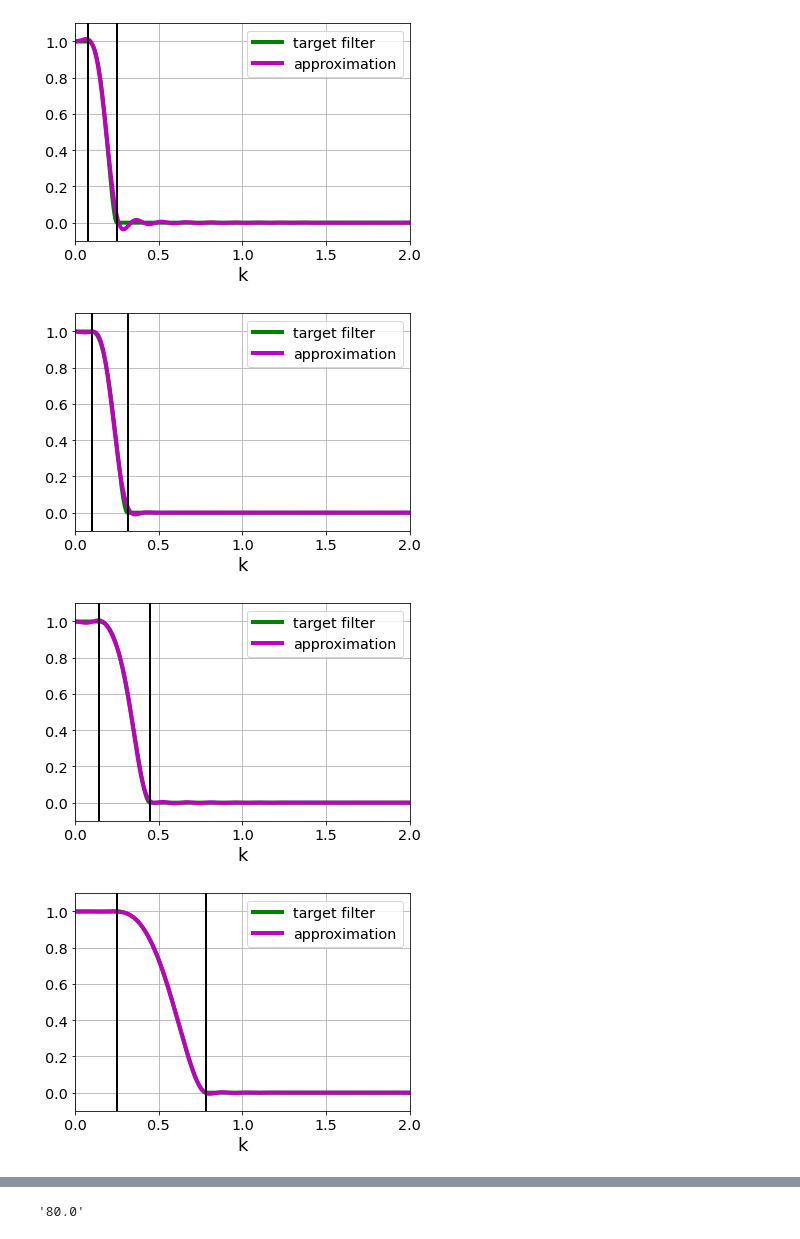
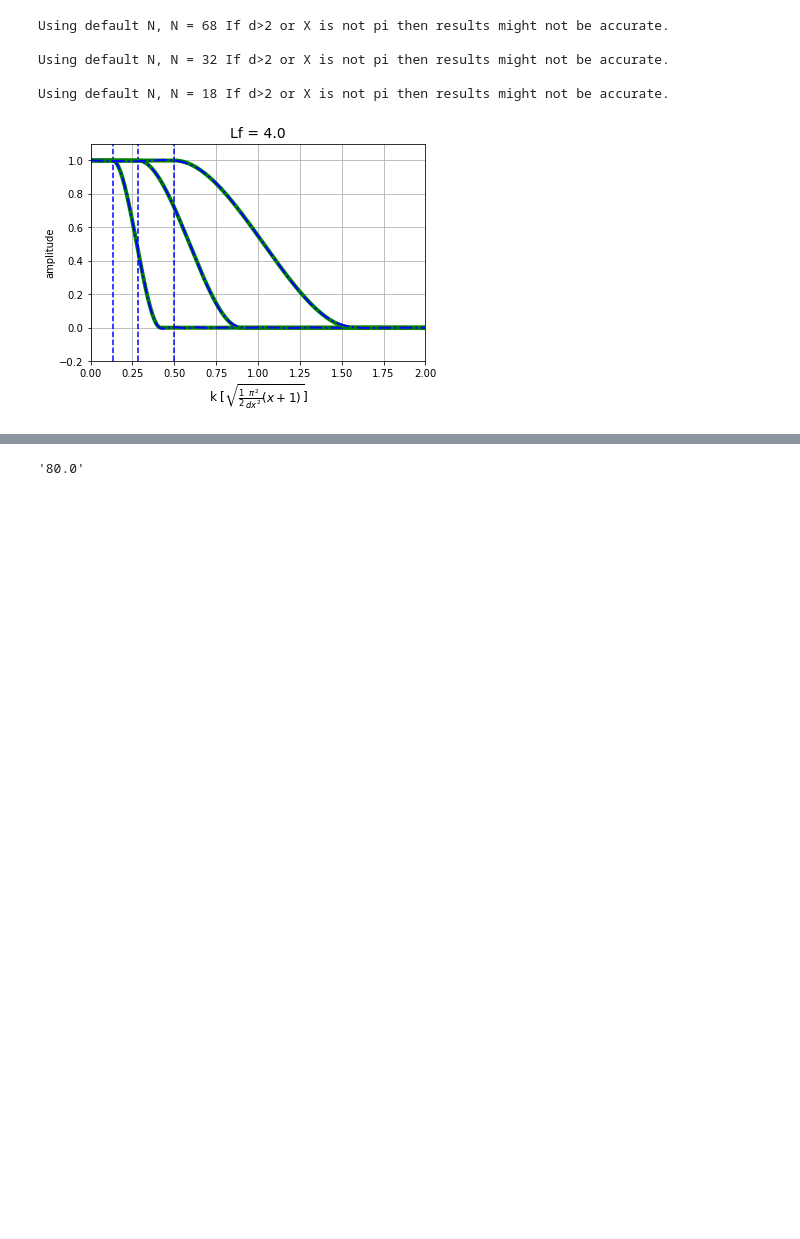
Before and after one commit to jakesteinberg/CPT, a Jupyter notebook: sla_error_propagation.ipynb, the cells around one changed output, grey strips where cells are left out. Saved outputs shown, nothing was run; the diff lists cells and outputs as text; code cells hidden in the pictures; blank space fills up the shorter version.

```diff
--- a/sla_error_propagation.ipynb
+++ b/sla_error_propagation.ipynb
@@ -230,7 +236,7 @@ def velocity_mc(dist, sla, lon_record, lat_record, track_record, stencil_width,
     return grad, vel, vel_f
 # %%
 # VELOCITY (call function, input either adt or sla)
-stencil_width = 7
+stencil_width = 3
 eta_grad0, vel0, vel_f0 = velocity(dist1, adt0, lon1, lat1, track1, stencil_width)
 eta_grad1, vel1, vel_f1 = velocity_mc(dist1, adt1, lon1, lat1, track1, stencil_width, mc_runs)
 # %%
@@ -253,7 +259,7 @@ plt.show()
 # filtering
 hor_grid_spacing = dist1[0][10] - dist1[0][9]
 # ******
-wavelengths = np.flip(np.array([80, 140, 200, 250]))
+wavelengths = np.flip(np.array([80, 140, 300]))
 # ******
 k_sub = 1/wavelengths
 coarsening_factors = np.nan * np.ones(len(k_sub))
@@ -287,12 +292,12 @@ N = 65                     # filter steps (computational choice)
 N_G = 20
 dx = 1
 LfB = coarsening_factors.copy()
-LfT = LfB/2
-LfG = LfB/np.sqrt(6)         # gaussian
+LfT = LfB.copy()
+LfG = LfB.copy()  # /np.sqrt(6)         # gaussian
 # %%
 # FILTER velocities with no noise
 vel_filt_0 = []
 for i in tqdm(range(len(coarsening_factors))):
-    vel_filt_i = Filter(N, 'Taper', vel0, dx, LfT[i], plot_filter=1)  # if boxcar--> np.int(LfB[i])
+    vel_filt_i = Filter('Taper', vel0, dx, LfT[i], plot_filter=1)  # if boxcar--> np.int(LfB[i])
     vel_filt_0.append(vel_filt_i)
 # %% [output]
@@ -303,39 +308,51 @@ for i in tqdm(range(len(coarsening_factors))):
 # %%
 # FILTER
 plot_filter = 1
 dxMin = 1
 field = vel1.copy()
 vel_filt_1 = []
 for i in tqdm(range(len(coarsening_factors))):
-    NL,sL,NB,sB = filterSpec(N,dxMin,LfT[i],plot_filter,shape="Taper", X=np.pi)
+    p,NL,sL,NB,sB = filterSpec1(dxMin,LfT[i],plot_filter,shape="Taper", X=np.pi)
     # each track
     sla_filt_cfi = []
     for c in tqdm(range(len(field))):
-        land = np.where(np.isnan(field[c][0, :, 0]))[0]
-        landMask = np.zeros(np.shape(field[c])[1])
-        landMask[land] = 1
+        # land = np.where(np.isnan(field[c][0, :, 0]))[0]
+        # landMask = np.zeros(np.shape(field[c])[1])
+        # landMask[land] = 1
+
         sla_filt = np.nan * np.ones(np.shape(field[c]))
         for mc in range(mc_runs):
             # each cycle
             for m in range(np.shape(field[c])[0]):
+                # data = field[c][m, :, mc].copy()
+
                 data = field[c][m, :, mc].copy()
+                land = np.where(np.isnan(field[c][m, :]))[0]
+                landMask = np.zeros(np.shape(field[c])[1])
+                landMask[land] = 1
+                wetMask = 1 - landMask
+                data = np.nan_to_num(data)
+                data = data * wetMask # Initalize the filtering process
+
                 # tempL_out = np.nan * np.ones((NL, np.shape(field)[0], np.shape(field)[1]))
                 for i in range(NL):
                     tempL = Laplacian1D(data,landMask,dx)
                     # tempL_out[i, :, :] = tempL.copy()
                     data = data + (1/sL[i])*tempL # Update filtered field
                 for i in range(NB):
                     tempL = Laplacian1D(data, landMask, dx)
                     tempB = Laplacian1D(tempL, landMask, dx)
                     data = data + (2*np.real(sB[i])/(np.abs(sB[i])**2))*tempL + (1/(np.abs(sB[i])**2))*tempB
                 sla_filt[m, :, mc] = data
         sla_filt_cfi.append(sla_filt)
     vel_filt_1.append(sla_filt_cfi)
 # %% [output]
+Using default N, N = 68 If d>2 or X is not pi then results might not be accurate.
+
+Using default N, N = 32 If d>2 or X is not pi then results might not be accurate.
+
+Using default N, N = 18 If d>2 or X is not pi then results might not be accurate.
-[figure, old version]
+[figure, new version]
-[figure, removed]
-[figure, removed]
-[figure, removed]
 # %%
 # vel_filt_1 = [coarsening_factor][track][cycle, distance, monte_carlo_error]
 # %%
```
Also changed, not shown: parts of 15 cells of this notebook, 4 other files.
